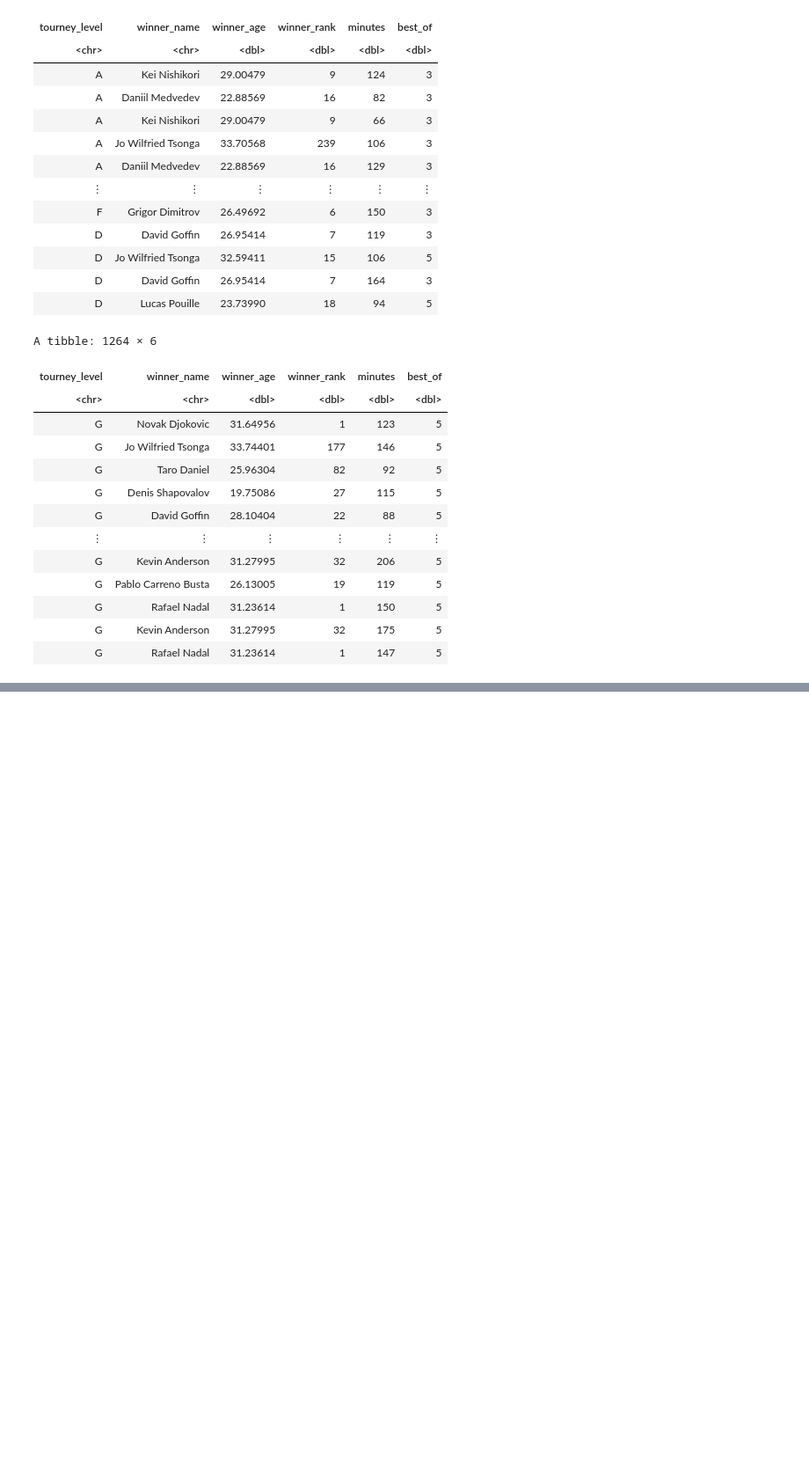
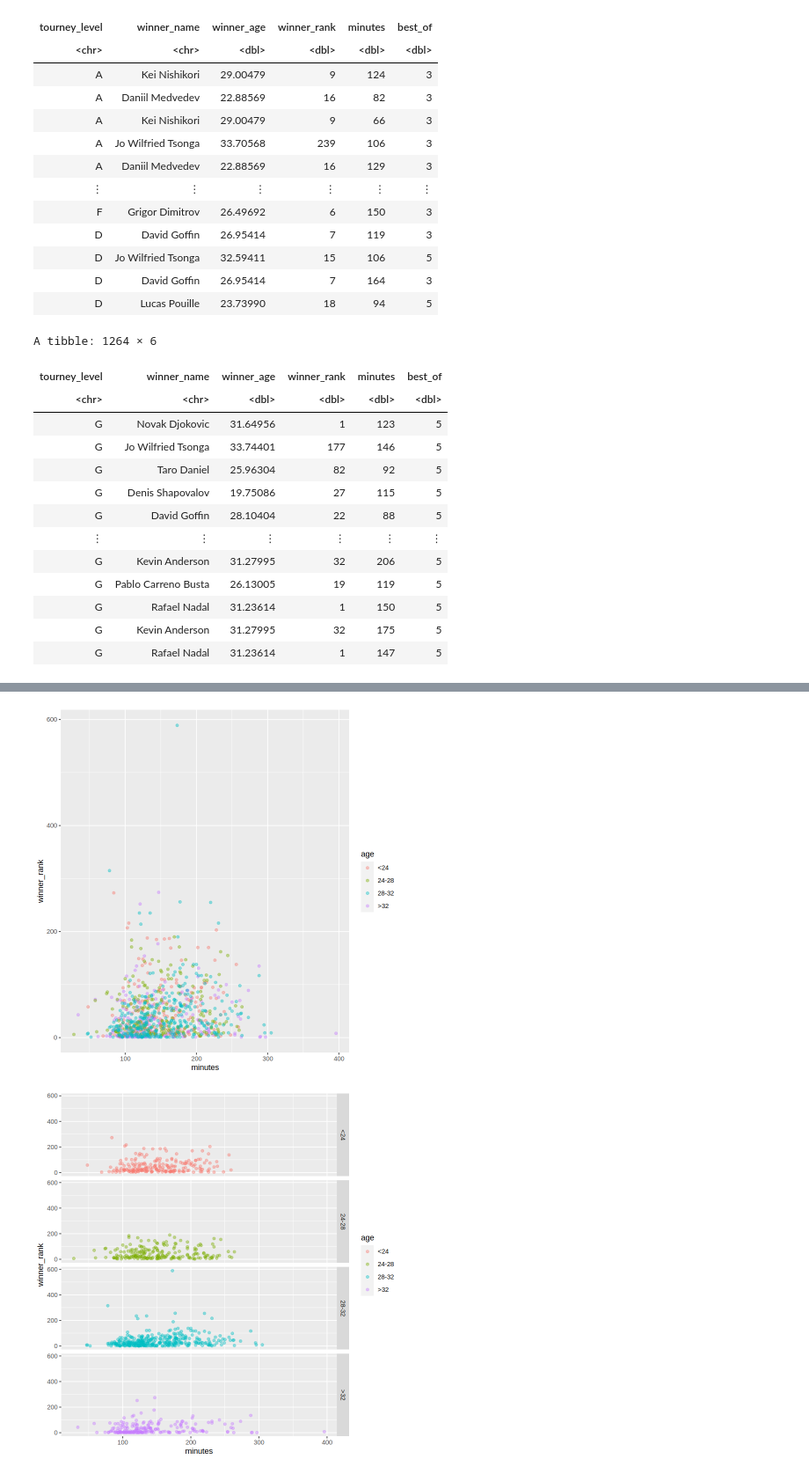
Before and after one commit to Windy-Huang/DSCI-100-009-22, a Jupyter notebook: tennis.ipynb, the cells around one changed output, grey strips where cells are left out. Shown at 88% size. Saved outputs shown, nothing was run; the diff lists cells and outputs as text; code cells hidden in the pictures; blank space fills up the shorter version.

Commit message:
Created the visualization (did not appear as planned)

```diff
--- a/tennis.ipynb
+++ b/tennis.ipynb
@@ -139,0 +132,10 @@ A tibble: 8 × 2
+# %%
+tennis_plot <- tennis_training |>
+    ggplot(aes(x=minutes, y=winner_rank, color=age)) +
+    geom_point(alpha=0.4)
+tennis_plot
+
+tennis_facet <- tennis_plot +
+    facet_grid(rows=vars(age))
+tennis_facet
+# %% [output]
@@ -139,0 +146,2 @@ A tibble: 8 × 2
+[figure, added]
+[figure, added]
```
Also changed, not shown: parts of 4 cells of this notebook.
